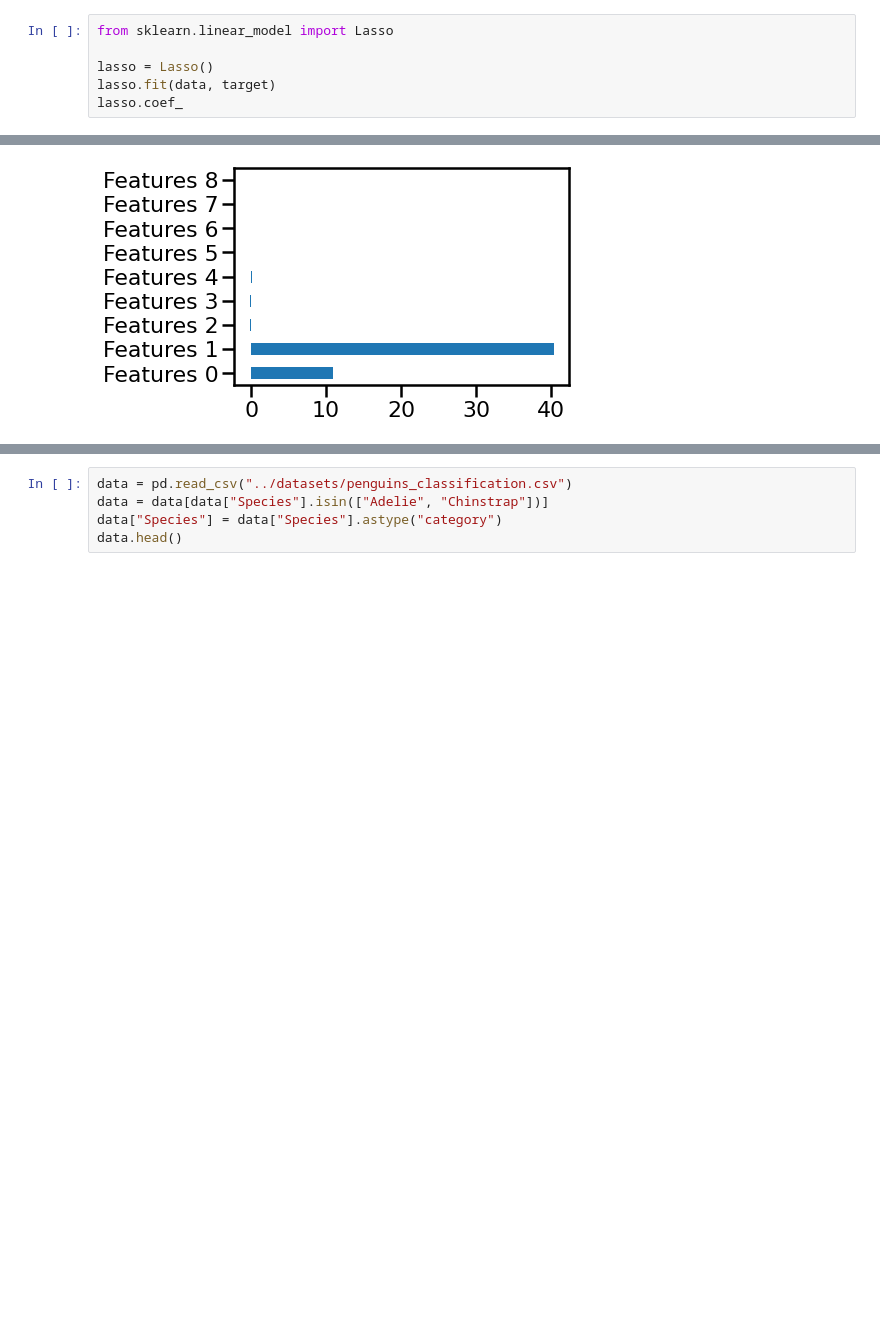
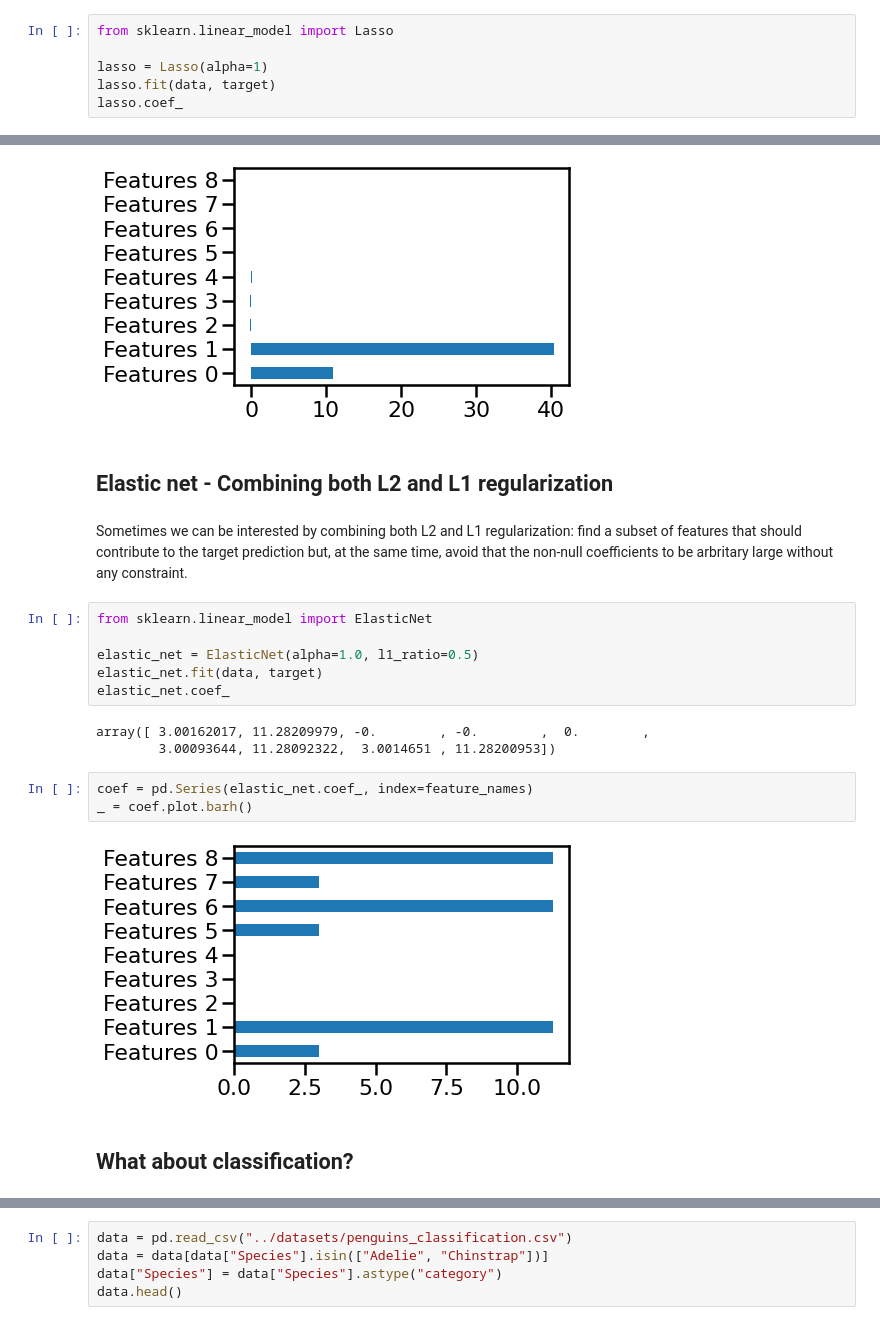
Before and after one commit to glemaitre/datascience_middle_course, a Jupyter notebook: 02_linear_models/02_linear_model_regularization.ipynb, the cells around one changed output, grey strips where cells are left out. Drawn from its saved outputs; the diff is of its cells as text; blank space fills up the shorter version.

```diff
--- a/02_linear_models/02_linear_model_regularization.ipynb
+++ b/02_linear_models/02_linear_model_regularization.ipynb
@@ -116,7 +175,7 @@ _ = coef.plot.barh()
 # %%
 from sklearn.linear_model import Lasso
 
-lasso = Lasso()
+lasso = Lasso(alpha=1)
 lasso.fit(data, target)
 lasso.coef_
 # %% [output]
@@ -156,3 +215,23 @@ coef = pd.Series(lasso.coef_, index=feature_names)
 _ = coef.plot.barh()
 # %% [output]
 [figure]
+# %% [markdown]
+## Elastic net - Combining both L2 and L1 regularization
+# %% [markdown]
+Sometimes we can be interested by combining both L2 and L1 regularization: find a subset of features that should contribute to the target prediction but, at the same time, avoid that the non-null coefficients to be arbritary large without any constraint.
+# %%
+from sklearn.linear_model import ElasticNet
+
+elastic_net = ElasticNet(alpha=1.0, l1_ratio=0.5)
+elastic_net.fit(data, target)
+elastic_net.coef_
+# %% [output]
+array([ 3.00162017, 11.28209979, -0.        , -0.        ,  0.        ,
+        3.00093644, 11.28092322,  3.0014651 , 11.28200953])
+# %%
+coef = pd.Series(elastic_net.coef_, index=feature_names)
+_ = coef.plot.barh()
+# %% [output]
+[figure, added]
+# %% [markdown]
+## What about classification?
```
Also changed, not shown: parts of 28 cells of this notebook, 1 other file.
